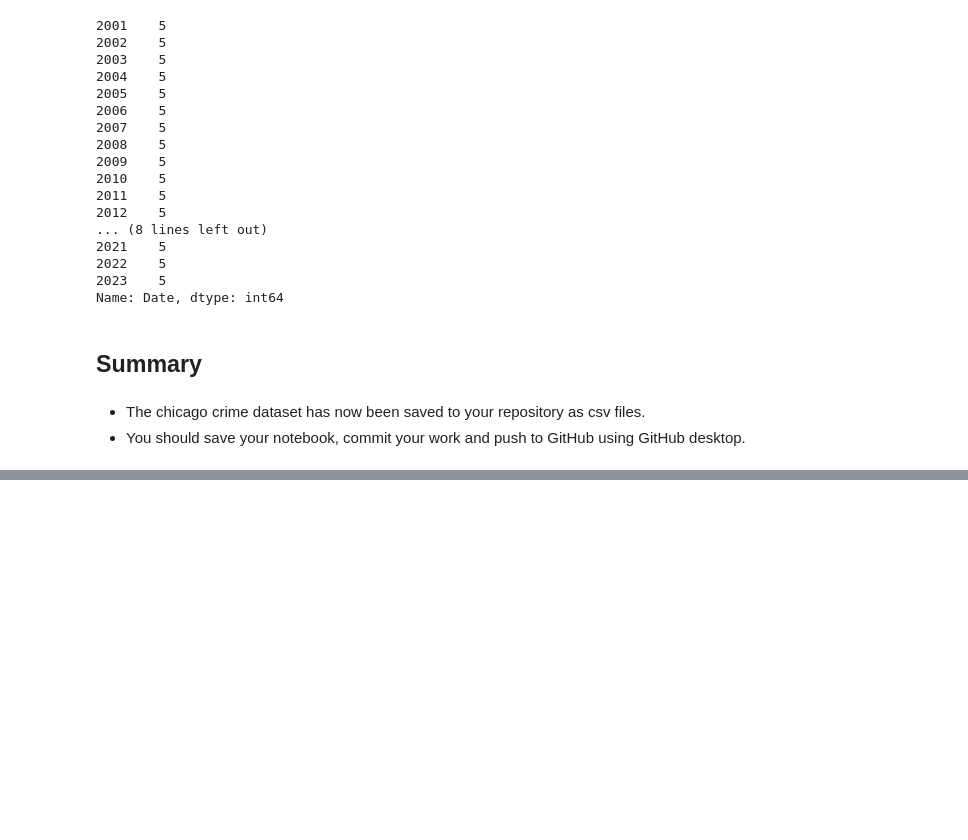
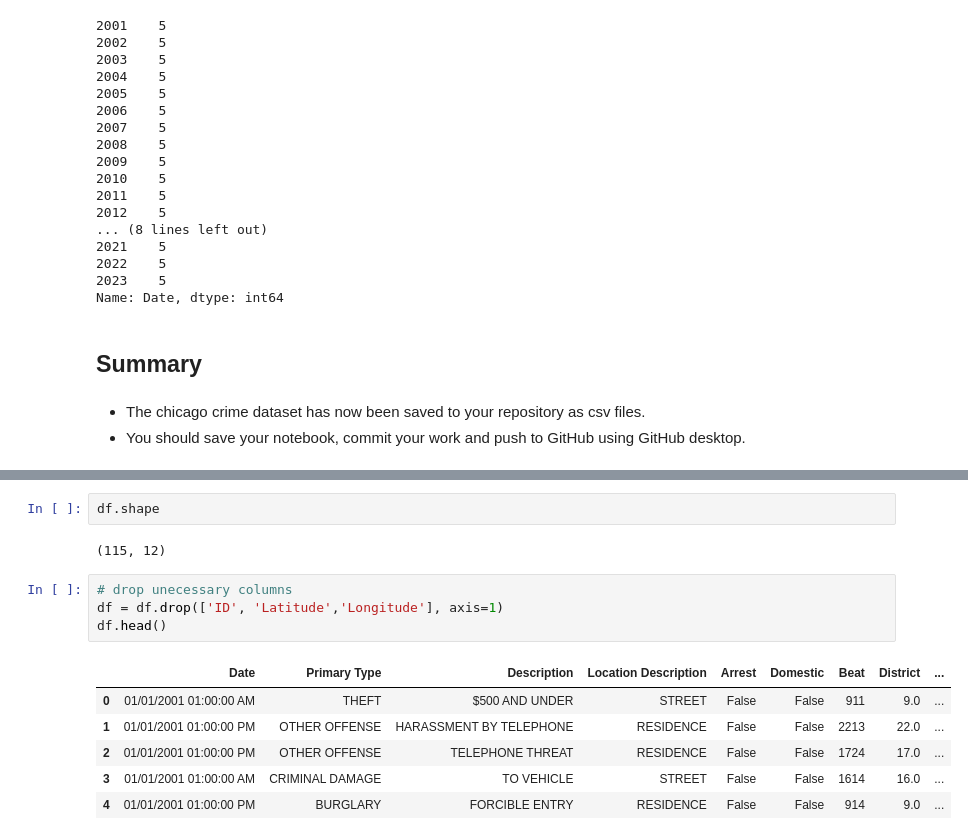
Before and after one commit to Mhoover41/Project-4-Chicago-Crime-Data, a Jupyter notebook: Workflow - Prep Chicago Crime Data.ipynb, the cells around one changed output, grey strips where cells are left out. Drawn from its saved outputs; the diff is of its cells as text; blank space fills up the shorter version.

```diff
--- a/Workflow - Prep Chicago Crime Data.ipynb
+++ b/Workflow - Prep Chicago Crime Data.ipynb
@@ -475,0 +412,15 @@ ax.invert_yaxis()
+# %%
+df.shape
+# %% [output]
+(115, 12)
+# %%
+# drop unecessary columns
+df = df.drop(['ID', 'Latitude','Longitude'], axis=1)
+df.head()
+# %% [output]
+|  | Date | Primary Type | Description | Location Description | Arrest | Domestic | Beat | District | ... |
+| 0 | 01/01/2001 01:00:00 AM | THEFT | $500 AND UNDER | STREET | False | False | 911 | 9.0 | ... |
+| 1 | 01/01/2001 01:00:00 PM | OTHER OFFENSE | HARASSMENT BY TELEPHONE | RESIDENCE | False | False | 2213 | 22.0 | ... |
+| 2 | 01/01/2001 01:00:00 PM | OTHER OFFENSE | TELEPHONE THREAT | RESIDENCE | False | False | 1724 | 17.0 | ... |
+| 3 | 01/01/2001 01:00:00 AM | CRIMINAL DAMAGE | TO VEHICLE | STREET | False | False | 1614 | 16.0 | ... |
+| 4 | 01/01/2001 01:00:00 PM | BURGLARY | FORCIBLE ENTRY | RESIDENCE | False | False | 914 | 9.0 | ... |
```
Also changed, not shown: parts of 30 cells of this notebook.
